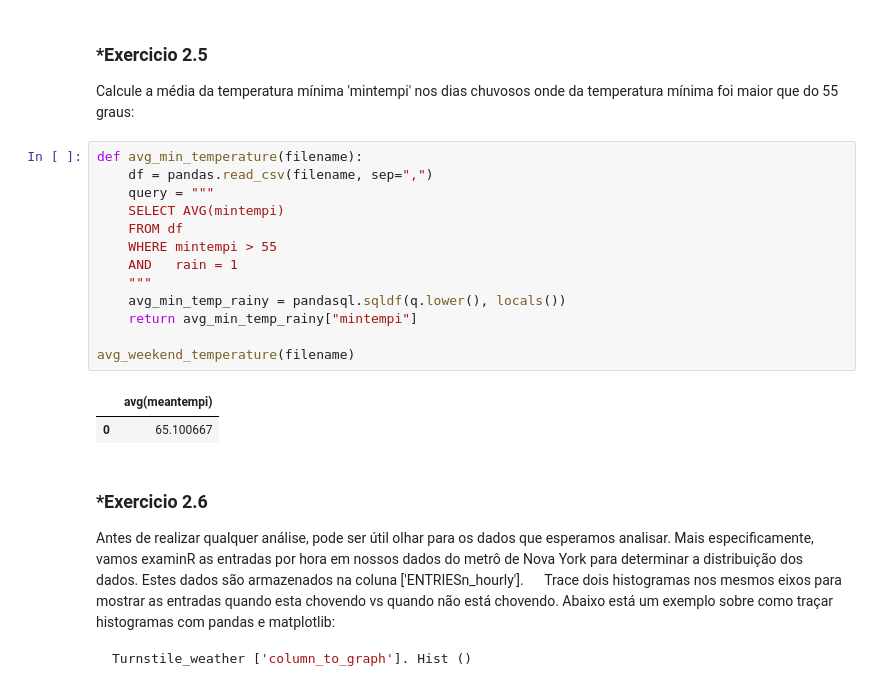
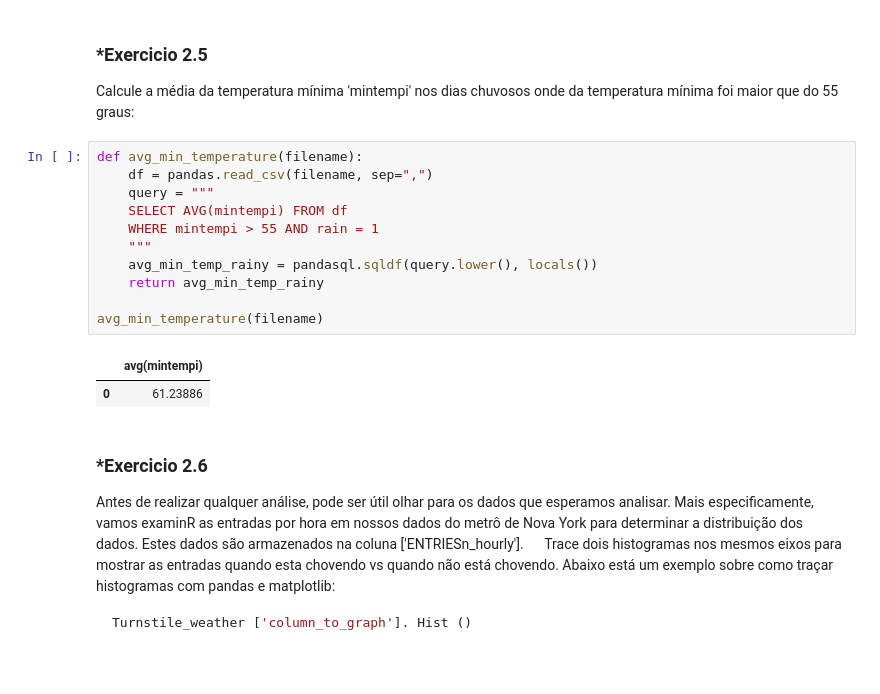
Before and after one commit to diogosmg/Udacity-DataScientist, a Jupyter notebook: subway-data/analyzing-subway-data-ndfdsi.ipynb, the cells around one changed output. Drawn from its saved outputs; the diff is of its cells as text.

```diff
--- a/subway-data/analyzing-subway-data-ndfdsi.ipynb
+++ b/subway-data/analyzing-subway-data-ndfdsi.ipynb
@@ -397,19 +397,17 @@ Calcule a média da temperatura mínima 'mintempi' nos dias chuvosos onde da tem
 # %%
 def avg_min_temperature(filename):
     df = pandas.read_csv(filename, sep=",")
     query = """
-    SELECT AVG(mintempi)
-    FROM df
-    WHERE mintempi > 55
-    AND   rain = 1
+    SELECT AVG(mintempi) FROM df
+    WHERE mintempi > 55 AND rain = 1
     """
-    avg_min_temp_rainy = pandasql.sqldf(q.lower(), locals())
-    return avg_min_temp_rainy["mintempi"]
+    avg_min_temp_rainy = pandasql.sqldf(query.lower(), locals())
+    return avg_min_temp_rainy
 
-avg_weekend_temperature(filename)
+avg_min_temperature(filename)
 # %% [output]
-|  | avg(meantempi) |
-| 0 | 65.100667 |
+|  | avg(mintempi) |
+| 0 | 61.23886 |
 # %% [markdown]
 ### *Exercicio 2.6
 
```
Also changed, not shown: 1 other file.
